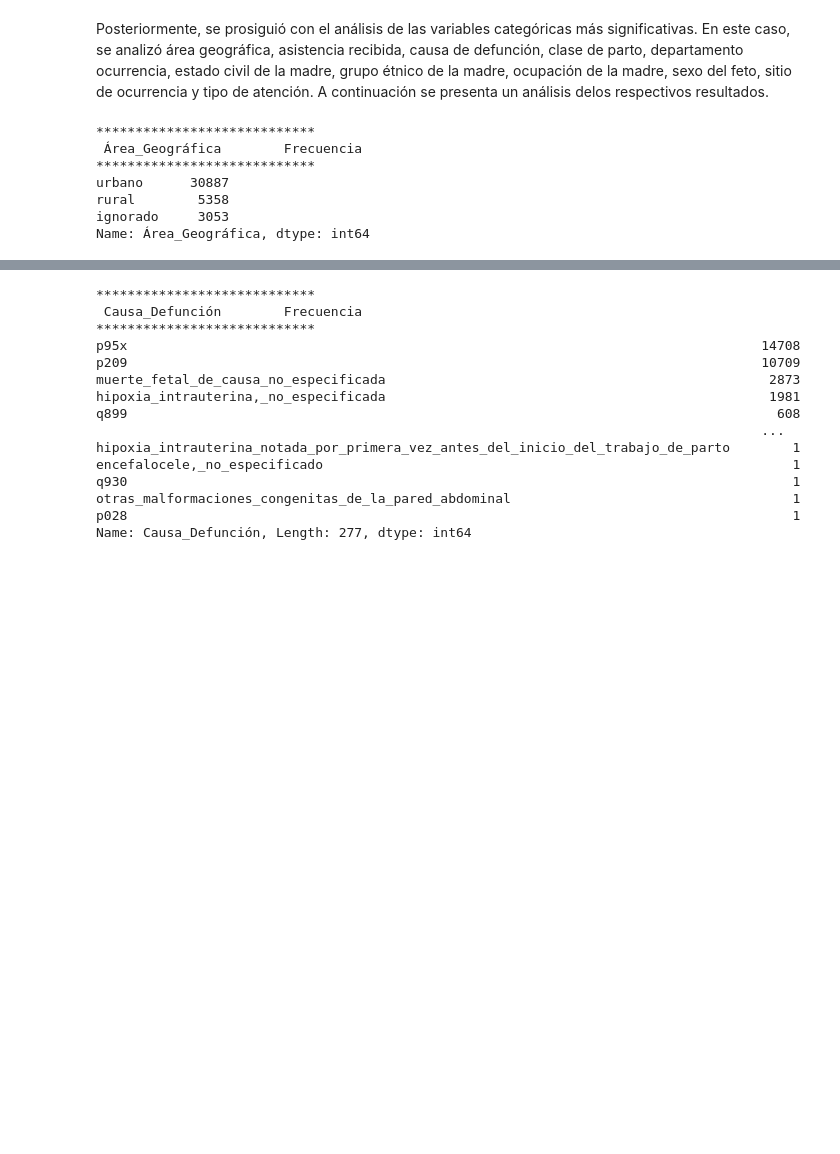
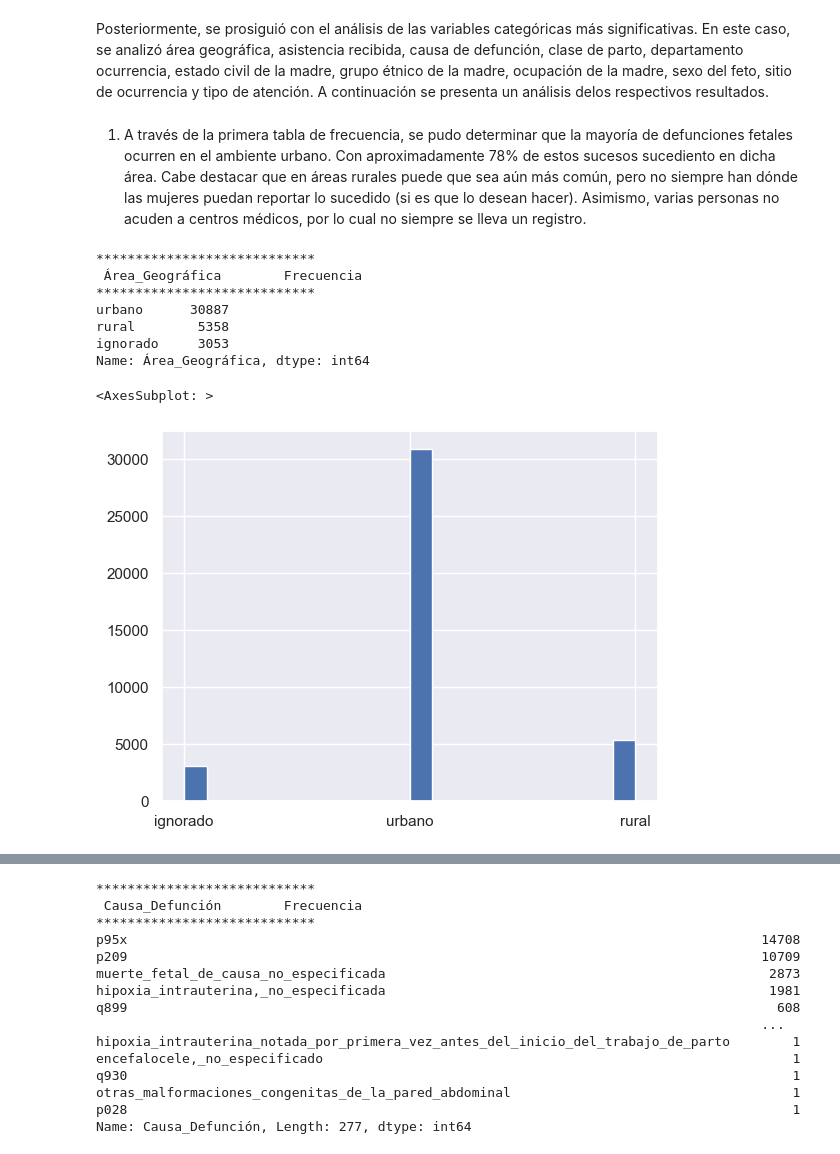
Before and after one commit to stefanoaragoni/mineria_proyecto, a Jupyter notebook: Analisis_exploratorio.ipynb, the cells around one changed output, grey strips where cells are left out. Cells and saved outputs as stored; diff of their text form; code cells hidden in the pictures; blank space fills up the shorter version.

```diff
--- a/Analisis_exploratorio.ipynb
+++ b/Analisis_exploratorio.ipynb
@@ -238,15 +235,22 @@ Distribution Analysis - Histogram
 [figure]
 # %% [markdown]
 Posteriormente, se prosiguió con el análisis de las variables categóricas más significativas. En este caso, se analizó área geográfica, asistencia recibida, causa de defunción, clase de parto, departamento ocurrencia, estado civil de la madre, grupo étnico de la madre, ocupación de la madre, sexo del feto, sitio de ocurrencia y tipo de atención. A continuación se presenta un análisis delos respectivos resultados.
+# %% [markdown]
+1. A través de la primera tabla de frecuencia, se pudo determinar que la mayoría de defunciones fetales ocurren en el ambiente urbano. Con aproximadamente 78% de estos sucesos sucediento en dicha área.  Cabe destacar que en áreas rurales puede que sea aún más común, pero no siempre han dónde las mujeres puedan reportar lo sucedido (si es que lo desean hacer). Asimismo, varias personas no acuden a centros médicos, por lo cual no siempre se lleva un registro.
 # %%
 col = "Área_Geográfica"
 print("\n****************************\n",col,"\tFrecuencia","\n****************************")
 print(defunciones[col].value_counts())
+
+# histograma
+defunciones[col].hist(bins=20)
 # %% [output]
 ****************************
  Área_Geográfica        Frecuencia
 ****************************
 urbano      30887
 rural        5358
 ignorado     3053
 Name: Área_Geográfica, dtype: int64
+<AxesSubplot: >
+[figure, added]
```
Also changed, not shown: parts of 13 cells of this notebook.
